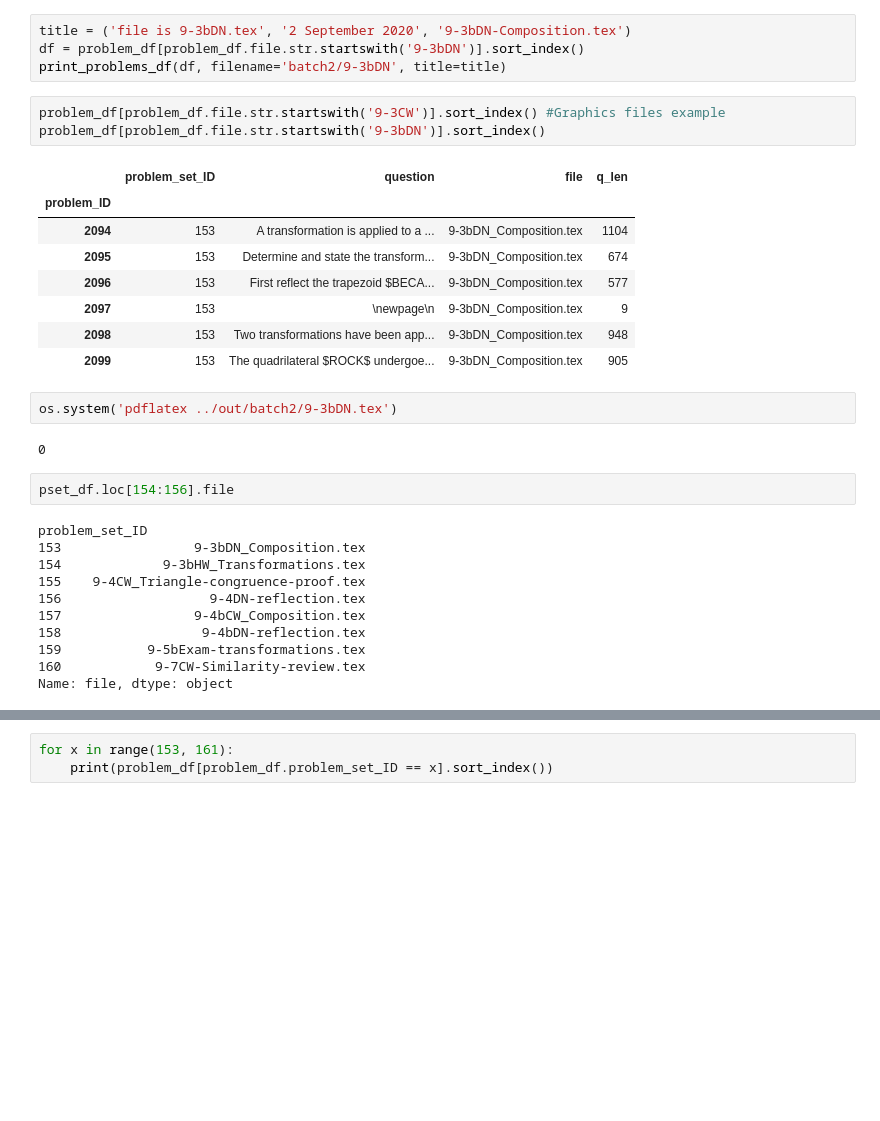
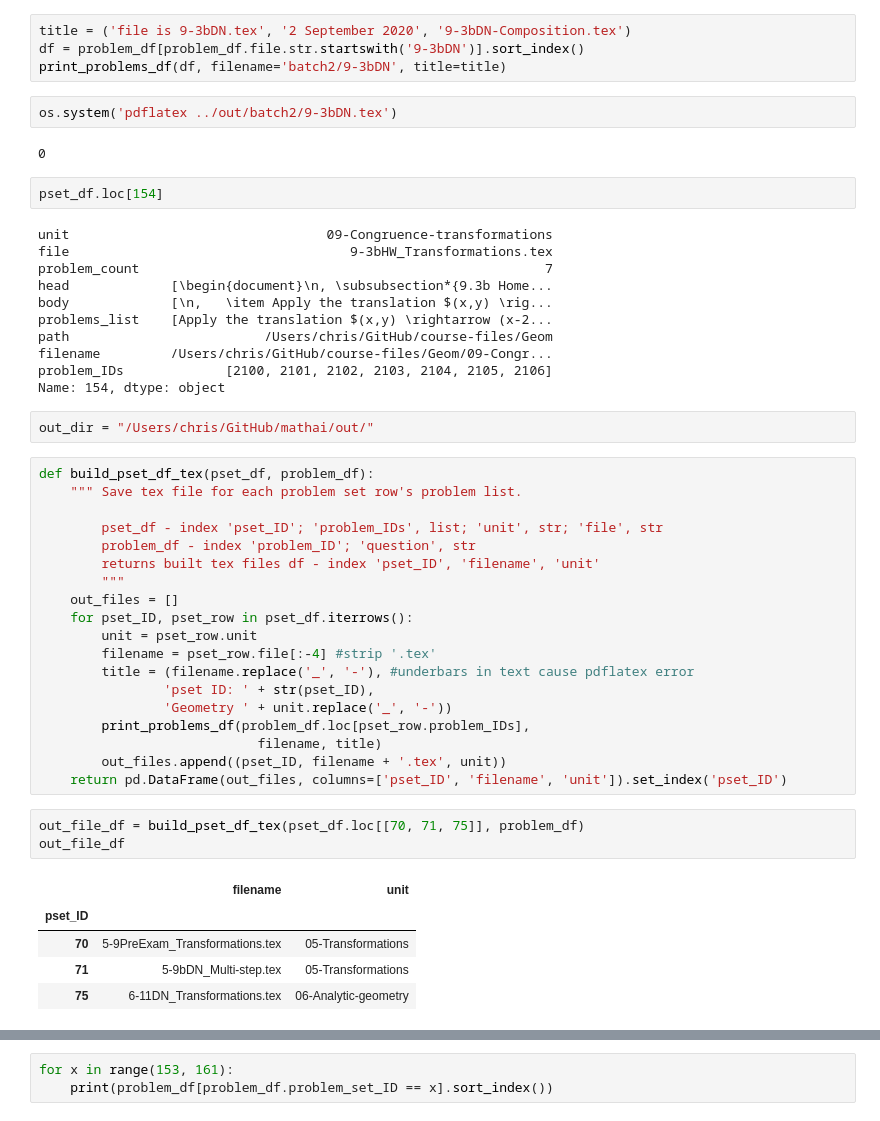
Before and after one commit to chrishuson/mathai, a Jupyter notebook: src/notes.ipynb, the cells around one changed output, grey strips where cells are left out. Cells and saved outputs as stored; diff of their text form; blank space fills up the shorter version.

Commit message:
backup new build_pset_tex

```diff
--- a/src/notes.ipynb
+++ b/src/notes.ipynb
@@ -55,32 +66,50 @@ pset_df:  172 problem_set_ID Index(['unit', 'file', 'problem_count', 'head', 'bo
 title = ('file is 9-3bDN.tex', '2 September 2020', '9-3bDN-Composition.tex')
 df = problem_df[problem_df.file.str.startswith('9-3bDN')].sort_index()
 print_problems_df(df, filename='batch2/9-3bDN', title=title)
-# %%
-problem_df[problem_df.file.str.startswith('9-3CW')].sort_index() #Graphics files example
-problem_df[problem_df.file.str.startswith('9-3bDN')].sort_index()
-# %% [output]
-|  | problem_set_ID | question | file | q_len |
-| problem_ID |  |  |  |  |
-| 2094 | 153 | A transformation is applied to a ... | 9-3bDN_Composition.tex | 1104 |
-| 2095 | 153 | Determine and state the transform... | 9-3bDN_Composition.tex | 674 |
-| 2096 | 153 | First reflect the trapezoid $BECA... | 9-3bDN_Composition.tex | 577 |
-| 2097 | 153 | \newpage\n | 9-3bDN_Composition.tex | 9 |
-| 2098 | 153 | Two transformations have been app... | 9-3bDN_Composition.tex | 948 |
-| 2099 | 153 | The quadrilateral $ROCK$ undergoe... | 9-3bDN_Composition.tex | 905 |
 # %%
 os.system('pdflatex ../out/batch2/9-3bDN.tex')
 # %% [output]
 0
 # %%
-pset_df.loc[154:156].file
+pset_df.loc[154]
 # %% [output]
-problem_set_ID
-153                 9-3bDN_Composition.tex
-154             9-3bHW_Transformations.tex
-155    9-4CW_Triangle-congruence-proof.tex
-156                   9-4DN-reflection.tex
-157                 9-4bCW_Composition.tex
-158                  9-4bDN-reflection.tex
-159           9-5bExam-transformations.tex
-160            9-7CW-Similarity-review.tex
-Name: file, dtype: object
+unit                                 09-Congruence-transformations
+file                                    9-3bHW_Transformations.tex
+problem_count                                                    7
+head             [\begin{document}\n, \subsubsection*{9.3b Home...
+body             [\n,   \item Apply the translation $(x,y) \rig...
+problems_list    [Apply the translation $(x,y) \rightarrow (x-2...
+path                         /Users/chris/GitHub/course-files/Geom
+filename         /Users/chris/GitHub/course-files/Geom/09-Congr...
+problem_IDs             [2100, 2101, 2102, 2103, 2104, 2105, 2106]
+Name: 154, dtype: object
+# %%
+out_dir = "/Users/chris/GitHub/mathai/out/"
+# %%
+def build_pset_df_tex(pset_df, problem_df):
+    """ Save tex file for each problem set row's problem list.
+
+        pset_df - index 'pset_ID'; 'problem_IDs', list; 'unit', str; 'file', str
+        problem_df - index 'problem_ID'; 'question', str
+        returns built tex files df - index 'pset_ID', 'filename', 'unit'
+        """
+    out_files = []
+    for pset_ID, pset_row in pset_df.iterrows():
+        unit = pset_row.unit
+        filename = pset_row.file[:-4] #strip '.tex'
+        title = (filename.replace('_', '-'), #underbars in text cause pdflatex error
+                'pset ID: ' + str(pset_ID),
+                'Geometry ' + unit.replace('_', '-'))
+        print_problems_df(problem_df.loc[pset_row.problem_IDs],
+                            filename, title)
+        out_files.append((pset_ID, filename + '.tex', unit))
+    return pd.DataFrame(out_files, columns=['pset_ID', 'filename', 'unit']).set_index('pset_ID')
+# %%
+out_file_df = build_pset_df_tex(pset_df.loc[[70, 71, 75]], problem_df)
+out_file_df
+# %% [output]
+|  | filename | unit |
+| pset_ID |  |  |
+| 70 | 5-9PreExam_Transformations.tex | 05-Transformations |
+| 71 | 5-9bDN_Multi-step.tex | 05-Transformations |
+| 75 | 6-11DN_Transformations.tex | 06-Analytic-geometry |
```
Also changed, not shown: parts of 5 cells of this notebook, 2 other files.
